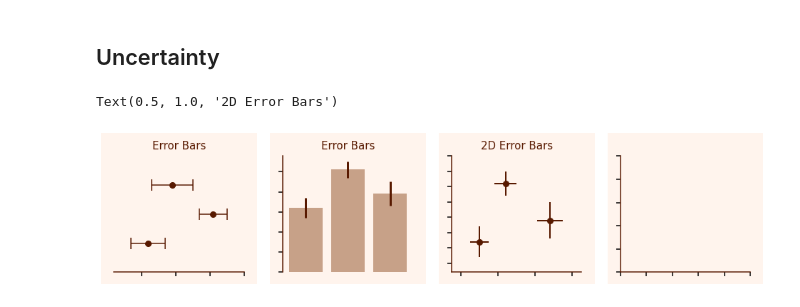
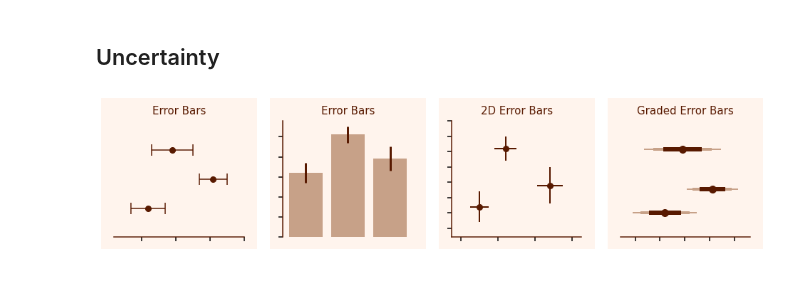
Before and after one commit to hnguyentt/dataviz-python, a Jupyter notebook: 1.From_data_to_viz/05.Directory_of_visualizations.ipynb, the cells around one changed output. Saved outputs shown, nothing was run; the diff lists cells and outputs as text; code cells hidden in the pictures.

```diff
--- a/1.From_data_to_viz/05.Directory_of_visualizations.ipynb
+++ b/1.From_data_to_viz/05.Directory_of_visualizations.ipynb
@@ -841,6 +841,7 @@ df = pd.DataFrame({
 bg_color = "#FFF4ED"
 value_color = "#581900"
 bar_color = "#C7A188"
+bar_color1 = "#C7A188"
 plt.rcParams['axes.facecolor'] = bg_color
 plt.rcParams['axes.titlecolor'] = value_color
 plt.rcParams['axes.titlesize'] = 15
@@ -861,32 +862,42 @@ for ax in axes:
     rect = Rectangle((-0.1, -0.1), 1.2, 1.3, facecolor=bg_color, edgecolor="None", transform=ax.transAxes, zorder=-1)
     ax.set_xlabel('')
     ax.set_ylabel('')
     fig.patches.append(rect);
 
 ax = axes[0]
 ax.spines['left'].set_visible(False)
 ax.tick_params(top=False, bottom=True, left=False, right=False, labelleft=False, labelbottom=False)
 ax.errorbar(df['y'].values, df['type'].values, xerr=df['dy'].values,
             fmt='o', color=value_color, markersize=8, capsize=8, capthick=1.5, elinewidth=1.5)
 ax.set_title('Error Bars')
 ax.set_xlim((df['y'].values - df['dy'].values).min()-0.5, (df['y'].values + df['dy'].values).max()+0.5)
 ax.set_ylim(-1,3)
 
 ax = axes[1]
 ax.spines['bottom'].set_visible(False)
 ax.tick_params(top=False, bottom=False, left=True, right=False, labelleft=False, labelbottom=False)
 ax.bar(df['type'].values, df['y'].values, yerr=df['dy'].values,
        color=bar_color, error_kw=dict(elinewidth=3, ecolor=value_color))
 ax.set_title('Error Bars')
 
 ax = axes[2]
 ax.errorbar(df['x'].values, df['y'].values, yerr=df['dy'].values,xerr=df['dx'].values,
             fmt='o', color=value_color, markersize=8, elinewidth=2)
 ax.set_xlim((df['x'].values - df['dx'].values).min()-0.5, (df['x'].values + df['dx'].values).max()+0.5)
 ax.set_ylim((df['y'].values - df['dy'].values).min()-0.5, (df['y'].values + df['dy'].values).max()+0.5)
 ax.set_title('2D Error Bars')
 
 ax = axes[3]
+ax.spines['left'].set_visible(False)
+ax.tick_params(top=False, bottom=True, left=False, right=False, labelleft=False, labelbottom=False)
+ax.errorbar(df['y'].values, df['x'].values, xerr=df['dy'].values*2.58, # 99% CI
+            fmt='o', color=bar_color1, markersize=8, elinewidth=2)
+ax.errorbar(df['y'].values, df['x'].values, xerr=df['dy'].values*1.96, # 95% CI
+            fmt='o', color=bar_color, markersize=8, elinewidth=4)
+ax.errorbar(df['y'].values, df['x'].values, xerr=df['dy'].values*1.28, # 80% CI
+            fmt='o', color=value_color, markersize=10, elinewidth=6)
+ax.set_xlim((df['y'].values - df['dy'].values*2.58).min()-0.5, (df['y'].values + df['dy'].values*2.58).max()+0.5)
+ax.set_ylim((df['x'].values - df['dx'].values).min()-0.5, (df['x'].values + df['dx'].values).max()+0.5)
+ax.set_title('Graded Error Bars');
 # %% [output]
-Text(0.5, 1.0, '2D Error Bars')
-[figure, old version]
+[figure, new version]
```
Also changed, not shown: parts of 4 cells of this notebook, 1 other file.
